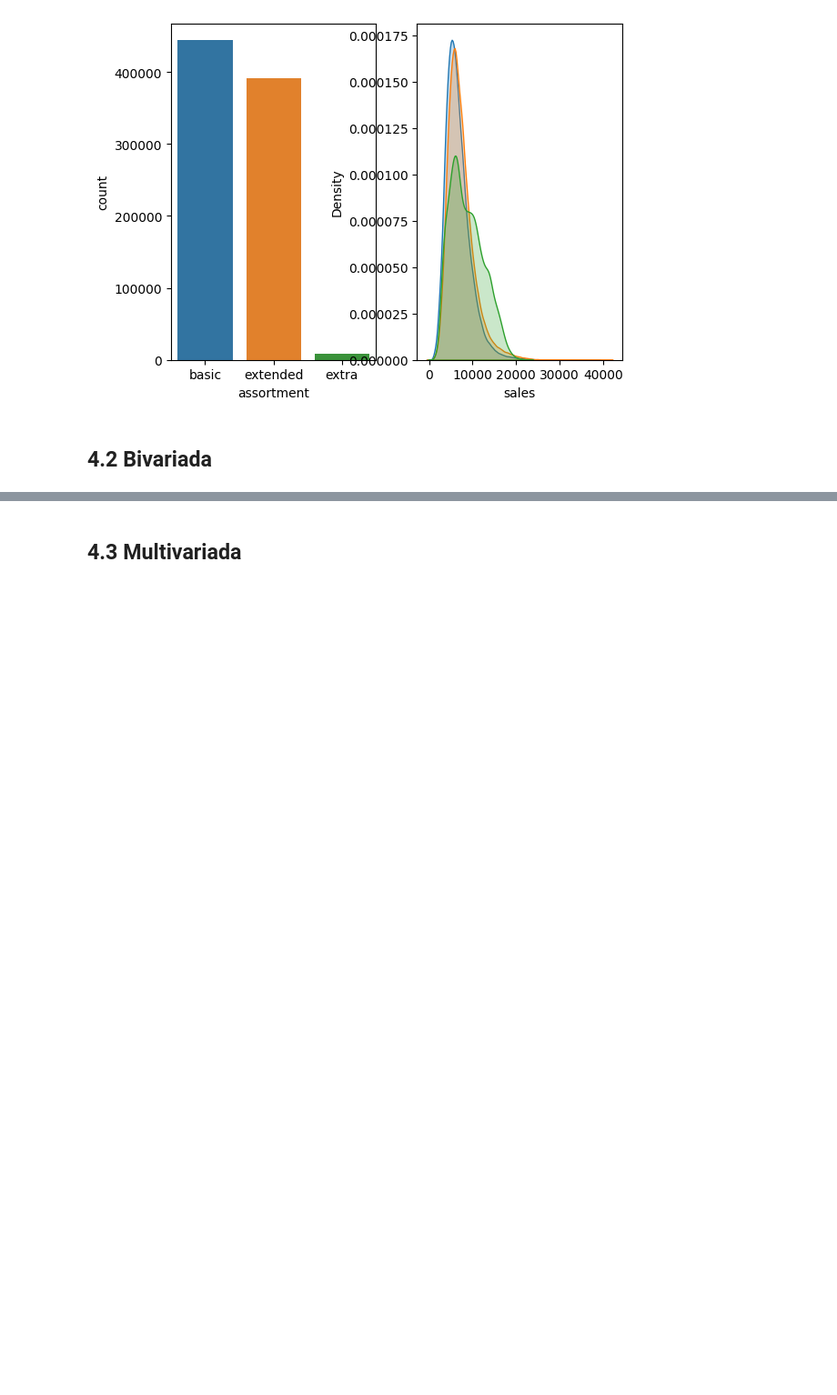
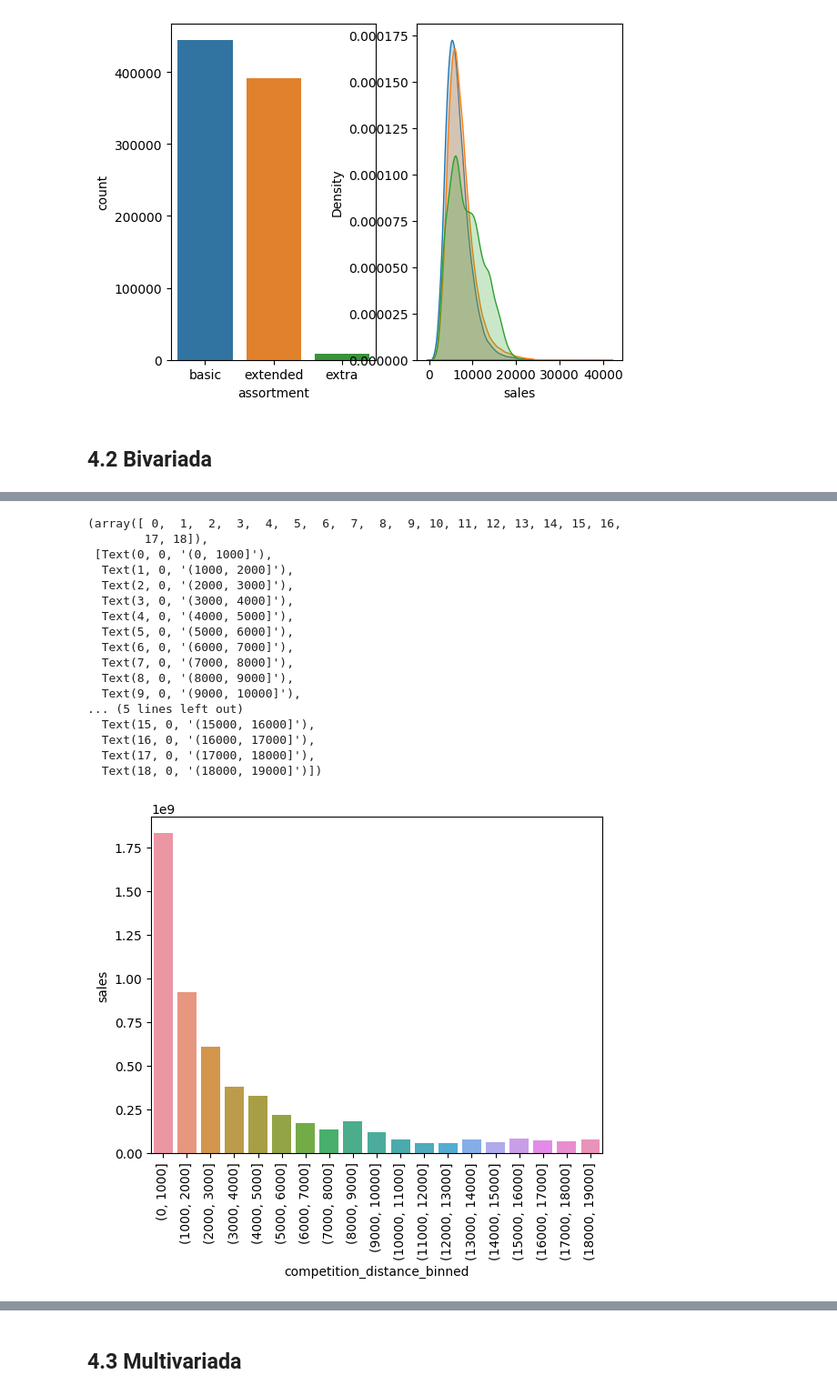
Before and after one commit to thiago-vale/ds-em-producao, a Jupyter notebook: notebooks/store-sales-ŕedictions.ipynb, the cells around one changed output, grey strips where cells are left out. Shown at 91% size. Drawn from its saved outputs; the diff is of its cells as text; code cells hidden in the pictures; blank space fills up the shorter version.

```diff
--- a/notebooks/store-sales-ŕedictions.ipynb
+++ b/notebooks/store-sales-ŕedictions.ipynb
@@ -573,0 +602,26 @@ sns.kdeplot( df4[df4['assortment'] == 'extra']['sales'], label='extra' ,shade=Tr
+# %%
+
+bins = list(np.arange(0,20000,1000))
+aux1['competition_distance_binned'] = pd.cut( aux1['competition_distance'] , bins=bins)
+aux2 = aux1[['competition_distance_binned','sales']].groupby( 'competition_distance_binned' ).sum().reset_index()
+sns.barplot(x='competition_distance_binned',y='sales', data=aux2);
+plt.xticks(rotation=90)
+# %% [output]
+(array([ 0,  1,  2,  3,  4,  5,  6,  7,  8,  9, 10, 11, 12, 13, 14, 15, 16,
+        17, 18]),
+ [Text(0, 0, '(0, 1000]'),
+  Text(1, 0, '(1000, 2000]'),
+  Text(2, 0, '(2000, 3000]'),
+  Text(3, 0, '(3000, 4000]'),
+  Text(4, 0, '(4000, 5000]'),
+  Text(5, 0, '(5000, 6000]'),
+  Text(6, 0, '(6000, 7000]'),
+  Text(7, 0, '(7000, 8000]'),
+  Text(8, 0, '(8000, 9000]'),
+  Text(9, 0, '(9000, 10000]'),
+... (5 lines left out)
+  Text(15, 0, '(15000, 16000]'),
+  Text(16, 0, '(16000, 17000]'),
+  Text(17, 0, '(17000, 18000]'),
+  Text(18, 0, '(18000, 19000]')])
+[figure, added]
```
Also changed, not shown: parts of 12 cells of this notebook.
